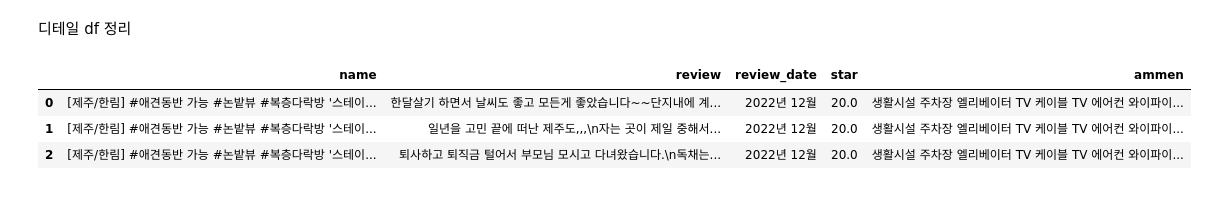
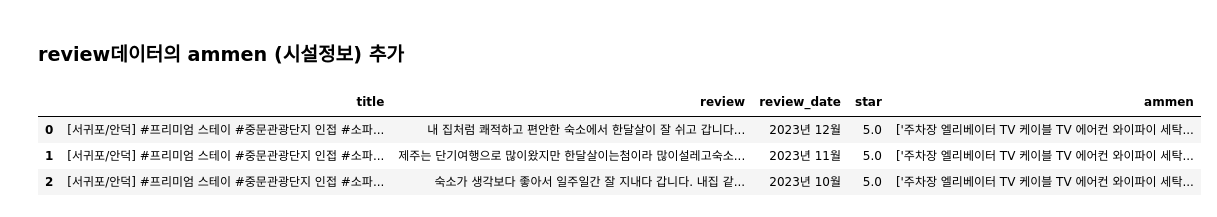
Before and after one commit to dothouse/practice, a Jupyter notebook: mrmention_2base_pre.ipynb, the cells around one changed output. Drawn from its saved outputs; the diff is of its cells as text; code cells hidden in the pictures.

```diff
--- a/mrmention_2base_pre.ipynb
+++ b/mrmention_2base_pre.ipynb
@@ -83,10 +99,10 @@ df_base.to_csv('./data/mmention_base_ver1.csv', index=False)
-# %% [markdown]
-디테일 df 정리
+# %% [markdown]
+### review데이터의 ammen (시설정보) 추가
 # %%
-df_detail =pd.read_csv('./data/mmention_review_20240109.csv')
+df_detail =pd.read_csv('./data/mmention_review_20240118.csv')
 df_detail.head(3)
 # %% [output]
-|  | name | review | review_date | star | ammen |
-| 0 | [제주/한림] #애견동반 가능 #논밭뷰 #복층다락방 '스테이... | 한달살기 하면서 날씨도 좋고 모든게 좋았습니다~~단지내에 계... | 2022년 12월 | 20.0 | 생활시설 주차장 엘리베이터 TV 케이블 TV 에어컨 와이파이... |
-| 1 | [제주/한림] #애견동반 가능 #논밭뷰 #복층다락방 '스테이... | 일년을 고민 끝에 떠난 제주도,,,\n자는 곳이 제일 중해서... | 2022년 12월 | 20.0 | 생활시설 주차장 엘리베이터 TV 케이블 TV 에어컨 와이파이... |
-| 2 | [제주/한림] #애견동반 가능 #논밭뷰 #복층다락방 '스테이... | 퇴사하고 퇴직금 털어서 부모님 모시고 다녀왔습니다.\n독채는... | 2022년 12월 | 20.0 | 생활시설 주차장 엘리베이터 TV 케이블 TV 에어컨 와이파이... |
+|  | title | review | review_date | star | ammen |
+| 0 | [서귀포/안덕] #프리미엄 스테이 #중문관광단지 인접 #소파... | 내 집처럼 쾌적하고 편안한 숙소에서 한달살이 잘 쉬고 갑니다... | 2023년 12월 | 5.0 | ['주차장 엘리베이터 TV 케이블 TV 에어컨 와이파이 세탁... |
+| 1 | [서귀포/안덕] #프리미엄 스테이 #중문관광단지 인접 #소파... | 제주는 단기여행으로 많이왔지만 한달살이는첨이라 많이설레고숙소... | 2023년 11월 | 5.0 | ['주차장 엘리베이터 TV 케이블 TV 에어컨 와이파이 세탁... |
+| 2 | [서귀포/안덕] #프리미엄 스테이 #중문관광단지 인접 #소파... | 숙소가 생각보다 좋아서 일주일간 잘 지내다 갑니다. 내집 같... | 2023년 10월 | 5.0 | ['주차장 엘리베이터 TV 케이블 TV 에어컨 와이파이 세탁... |
```
Also changed, not shown: parts of 31 cells of this notebook, 31 other files.
